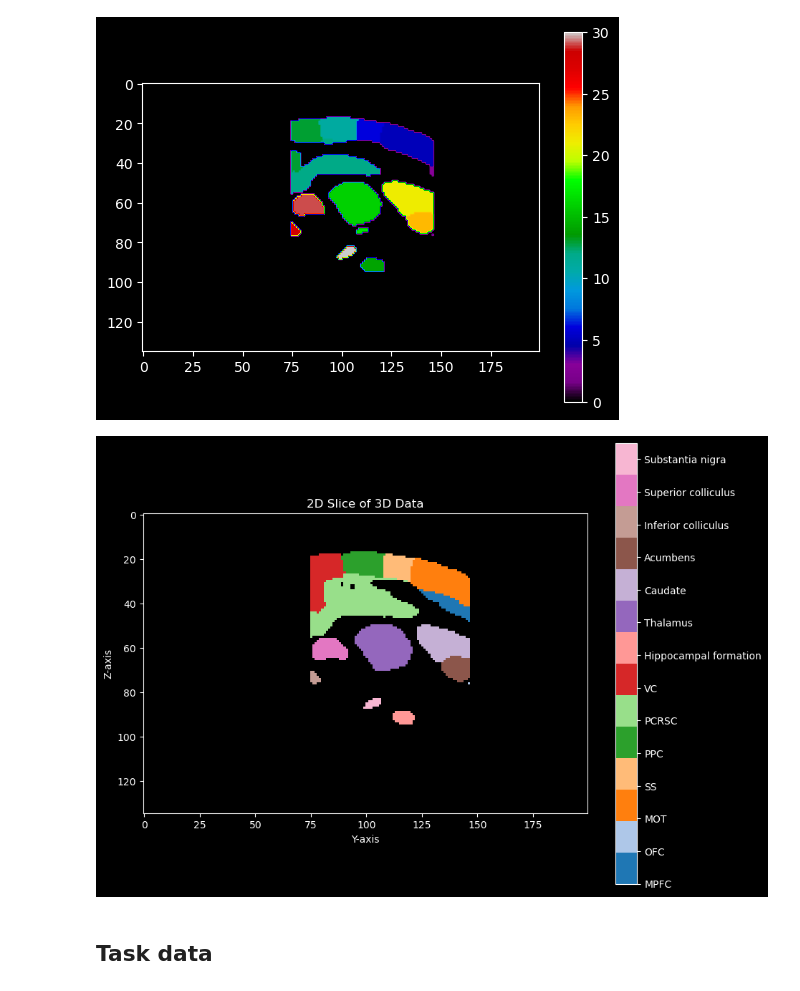
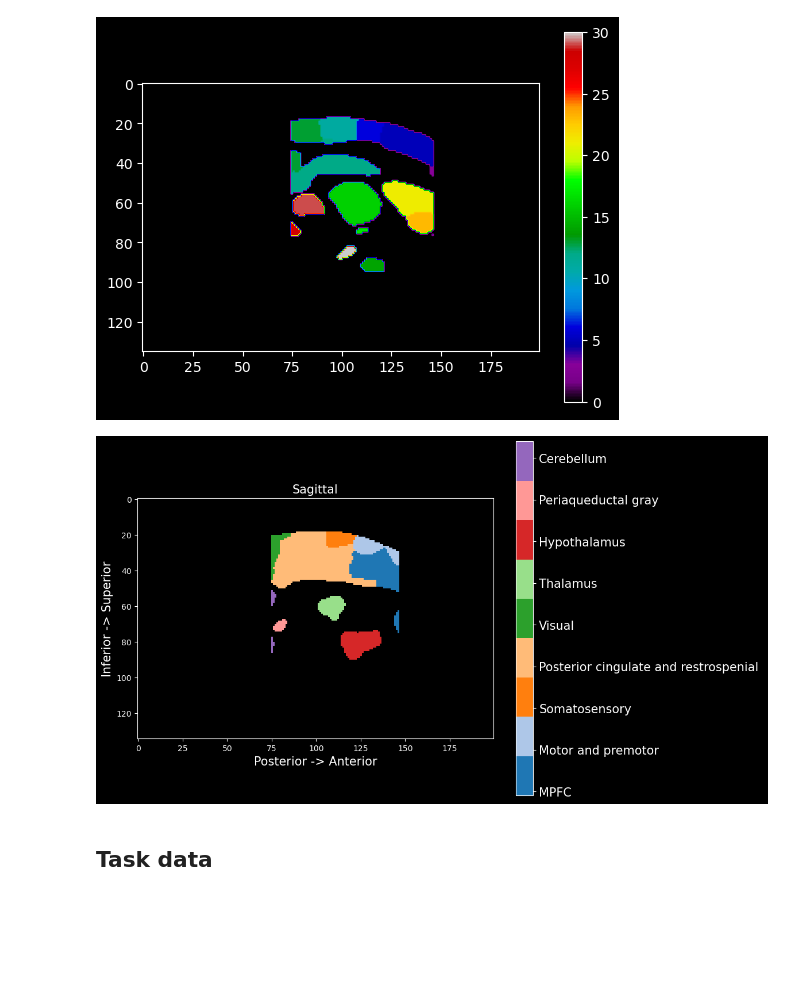
Before and after one commit to yibeichan/fUSi-workflow, a Jupyter notebook: code/extract_roi.ipynb, the cells around one changed output. Saved outputs shown, nothing was run; the diff lists cells and outputs as text; code cells hidden in the pictures; blank space fills up the shorter version.

```diff
--- a/code/extract_roi.ipynb
+++ b/code/extract_roi.ipynb
@@ -202,15 +202,15 @@ cortical_labels = {
     "VLPFC": np.arange(6,10,1),
     "MPFC": np.arange(10,17,1),
     "OFC": np.arange(17,24,1),
-    "MOT": np.arange(24,29,1),
-    "SS": np.arange(29,34,1),
-    "AU": np.arange(34,40,1),
-    "LS": np.arange(40,47,1),
-    "LIT": np.arange(47,58,1),
-    "VT": np.arange(58,67,1),
-    "PPC": np.arange(67,79,1),
-    "PCRSC": np.arange(79,89,1),
-    "VC": np.arange(89,107,1),
+    "Motor and premotor": np.arange(24,29,1),
+    "Somatosensory": np.arange(29,34,1),
+    "Auditory": np.arange(34,40,1),
+    "Insula and others": np.arange(40,47,1),
+    "Lateral and inferior temporal": np.arange(47,58,1),
+    "Ventral temporal": np.arange(58,67,1),
+    "Posterior parietal": np.arange(67,79,1),
+    "Posterior cingulate and restrospenial ": np.arange(79,89,1),
+    "Visual": np.arange(89,107,1),
 }
 
 subcortical_labels_df = pd.read_csv("/Users/yibeichen/Desktop/fusi/atlas/atlas_MBM_subcortical_beta_label.csv")
@@ -260,39 +248,41 @@ plt.show()
 [figure]
 # %%
 label_idx_dict_inverse = {v: k for k, v in label_idx_dict.items()}
-x_index = 9
+x_index = 0
 slice_data = np.rot90(chunk_label_new[x_index, :, :])
 
 masked_slice_data = np.ma.masked_where(slice_data == 0, slice_data)
 unique_values = np.unique(masked_slice_data.compressed())
 
 value_map = {old: new for new, old in enumerate(unique_values, start=1)}
 default_value = 0
 mapped_slice_data = np.vectorize(lambda x: value_map.get(x, default_value))(masked_slice_data)
 
 colors = sns.color_palette(palette="tab20", n_colors=len(unique_values)).as_hex()
 # Create a ListedColormap
 cmap = mcolors.ListedColormap(colors)
 
-# Plot the data
 fig, ax = plt.subplots(figsize=(10, 8))
-cax = ax.imshow(mapped_slice_data, cmap=cmap, vmin=1, vmax=len(unique_values)+0.5)
+cax = ax.imshow(mapped_slice_data, cmap=cmap, vmin=1, vmax=len(unique_values) + 0.5)
+
+# Calculate the midpoints for each color block
+midpoints = np.arange(1, len(unique_values) + 1)  + 0.9 / len(unique_values)
 
 # Create a color bar with labels
-cbar = plt.colorbar(cax, ticks=np.arange(1, len(unique_values) + 1))
-cbar.set_ticks(np.arange(1, len(unique_values)+1))
-cbar.set_ticklabels([label_idx_dict_inverse[val] for val in unique_values])
+cbar = plt.colorbar(cax, ticks=midpoints)
+cbar.set_ticklabels([label_idx_dict_inverse[val] for val in unique_values], fontsize=15)
 
 
 # Add labels and title
-plt.xlabel('Y-axis')
-plt.ylabel('Z-axis')
-plt.title('2D Slice of 3D Data')
+ax.set_xlabel('Posterior -> Anterior', fontsize=15)
+ax.set_ylabel('Inferior -> Superior', fontsize=15)
+ax.set_title('Sagittal', fontsize=15)
+
 
 # Show the plot
 plt.show()
 # %% [output]
-[figure, old version]
+[figure, new version]
 # %% [markdown]
 ## Task data
 # %%
```
Also changed, not shown: parts of 3 cells of this notebook, 1 other file.
